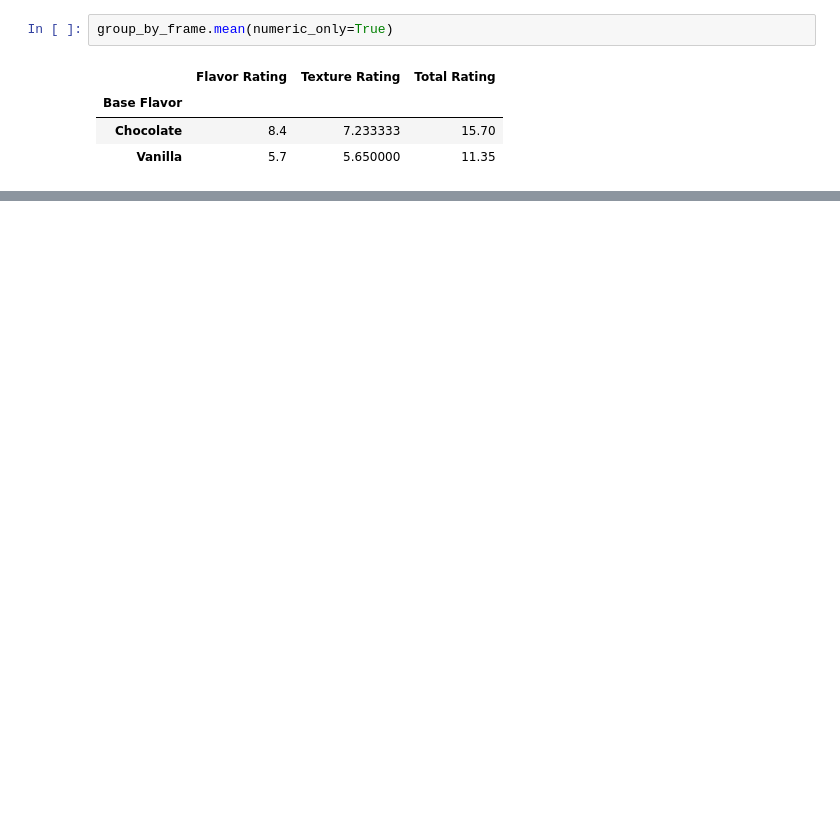
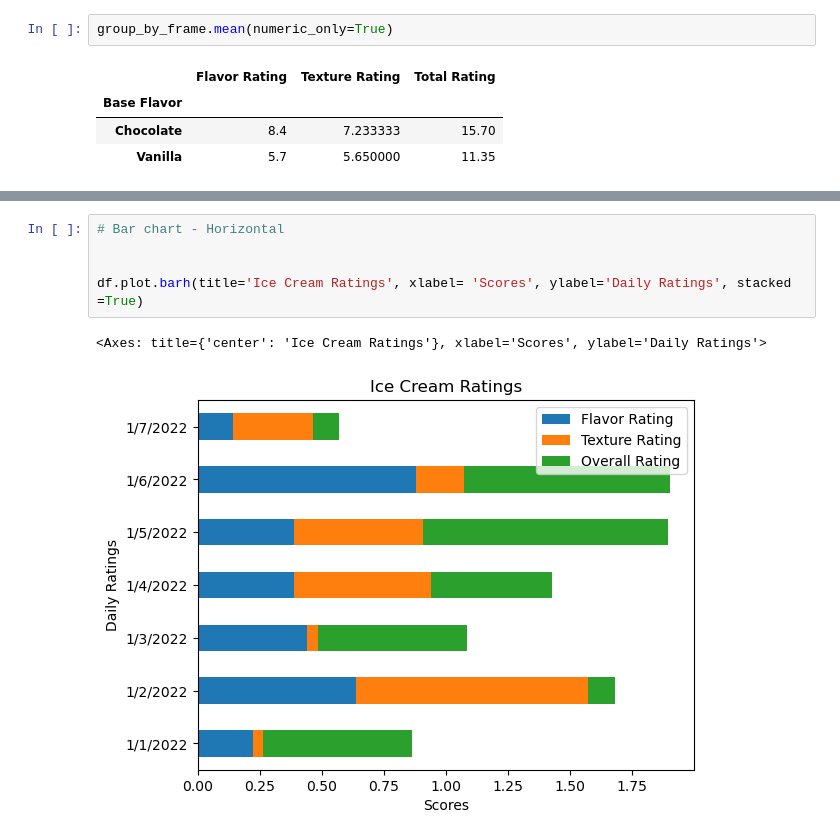
Before and after one commit to alb1nut/Pandas, a Jupyter notebook: Pandas.ipynb, the cells around one changed output, grey strips where cells are left out. Saved outputs shown, nothing was run; the diff lists cells and outputs as text; blank space fills up the shorter version.

```diff
--- a/Pandas.ipynb
+++ b/Pandas.ipynb
@@ -563,0 +605,8 @@ pd.concat([df1,df2],join ='outer')
+# %%
+# Bar chart - Horizontal
+
+
+df.plot.barh(title='Ice Cream Ratings', xlabel= 'Scores', ylabel='Daily Ratings', stacked =True)
+# %% [output]
+<Axes: title={'center': 'Ice Cream Ratings'}, xlabel='Scores', ylabel='Daily Ratings'>
+[figure, added]
```
Also changed, not shown: parts of 49 cells of this notebook.
